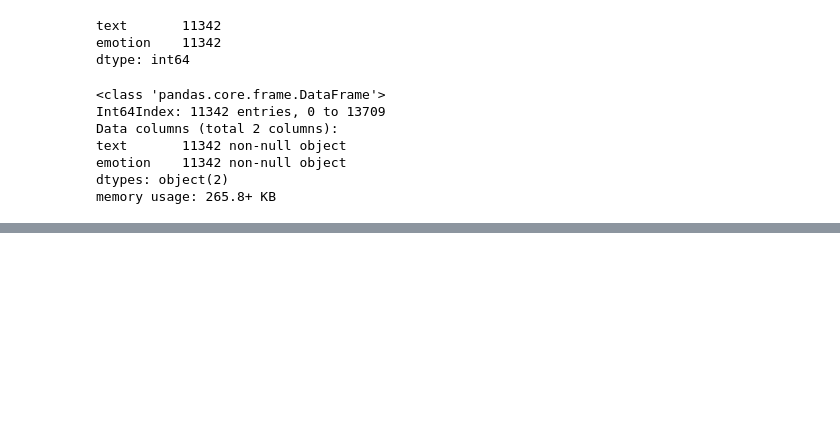
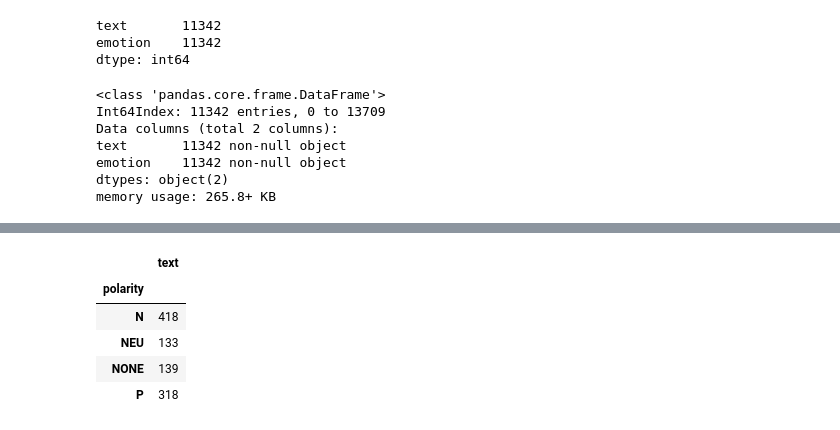
Before and after one commit to ivangolo/text-classification, a Jupyter notebook: notebooks/data_clean.ipynb, the cells around one changed output, grey strips where cells are left out. Drawn from its saved outputs; the diff is of its cells as text; code cells hidden in the pictures; blank space fills up the shorter version.

```diff
--- a/notebooks/data_clean.ipynb
+++ b/notebooks/data_clean.ipynb
@@ -202,0 +216,9 @@ df.to_csv('../data/emotion.csv', index=False, sep=";")
+# %%
+df.groupby('polarity').count()
+# %% [output]
+|  | text |
+| polarity |  |
+| N | 418 |
+| NEU | 133 |
+| NONE | 139 |
+| P | 318 |
```
Also changed, not shown: parts of 10 cells of this notebook, 3 other files.
